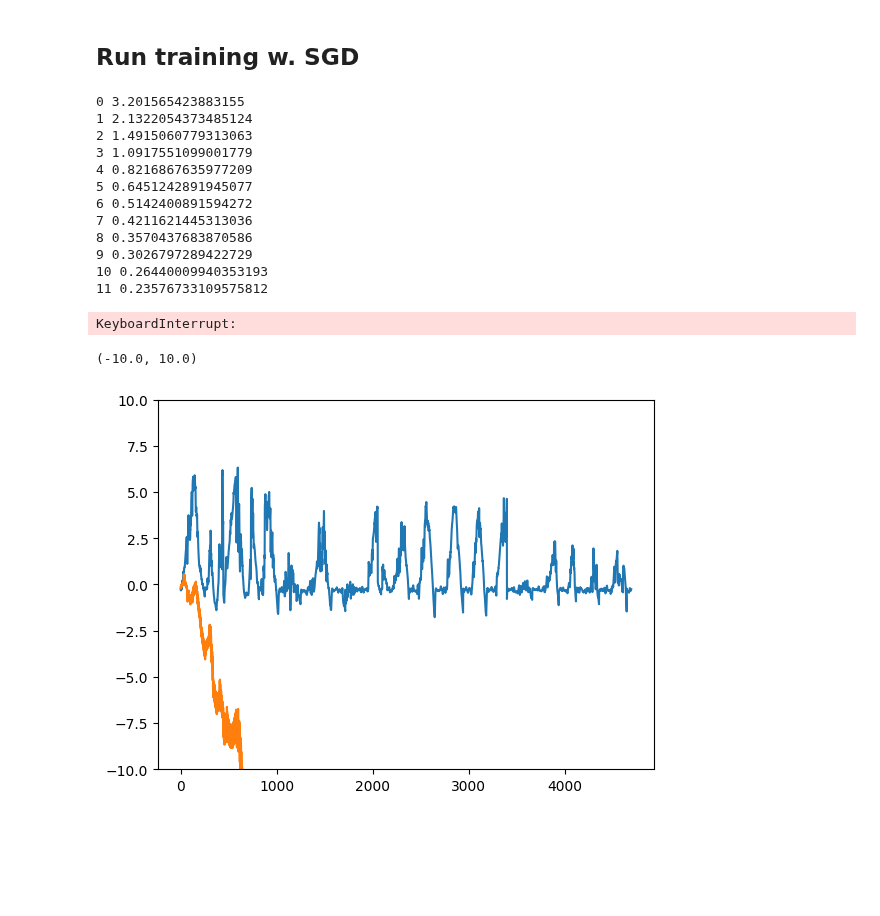
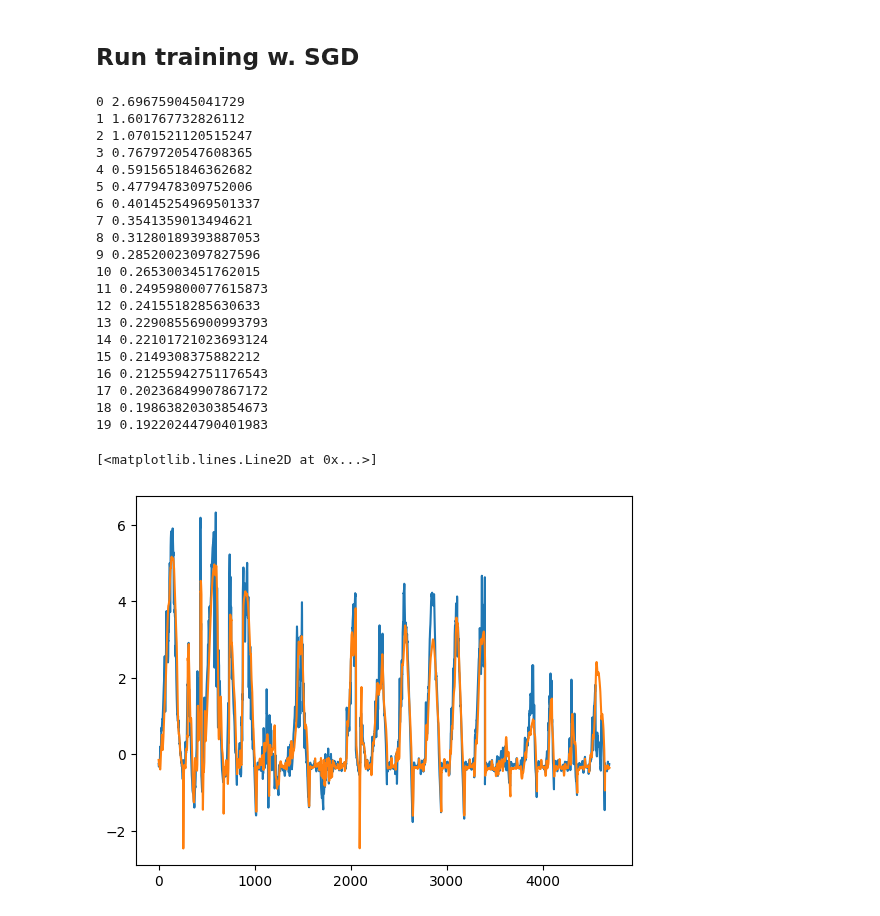
Before and after one commit to oStglnd/rise-gh, a Jupyter notebook: nn_models/data_test.ipynb, the cells around one changed output. Saved outputs shown, nothing was run; the diff lists cells and outputs as text; code cells hidden in the pictures; blank space fills up the shorter version.

Commit message:
updates to new model and dynamic test

```diff
--- a/nn_models/data_test.ipynb
+++ b/nn_models/data_test.ipynb
@@ -197,15 +197,15 @@ n_steps = 12
 # Define cols to use
 cols = [
     ('temperatures', 'TA01_GT10X_GM10X'),
-    ('temperatures', 'TA01_GT401_GM401_scaled'),
-    ('temperatures', 'DC_GT301_damped_scaled'),
+    #('temperatures', 'TA01_GT401_GM401_scaled'),
+    #('temperatures', 'DC_GT301_damped_scaled'),
     ('temperatures', 'TA01_GT401_GM401'),
     ('temperatures', 'DC_GT301_damped'),
     ('sun', 'gsi'),
     ('power', 'phase'),
     ('time', 'minofday'),
-    #('state', 'TA01_output'),
-    #('state', 'TA02_output')
+    ('state', 'TA01_output'),
+    ('state', 'TA02_output')
 ]
 # %% [markdown]
 ## Def model funcs
@@ -254,7 +262,7 @@ k_idx = 8
 k_frac = 0.1
 
 # get data
-train_tup, test_tup, _ = k_fold_data(
+train_tup, test_tup, col_params = k_fold_data(
     data=data,
     k_idx=k_idx,
     k_frac=k_frac,
@@ -279,7 +287,7 @@ targets_test = targets_test[:, np.newaxis]
 # %%
 n_batch = 32
 lr = 0.01
-n_epochs = 50
+n_epochs = 20
 
 # init time step
 t = 0
@@ -317,43 +325,50 @@ for epoch in range(n_epochs):
     loss_hist.append(loss)
     print(epoch, loss)
 # %% [output]
-0 3.201565423883155
-1 2.1322054373485124
-2 1.4915060779313063
-3 1.0917551099001779
-4 0.8216867635977209
-5 0.6451242891945077
-6 0.5142400891594272
-7 0.4211621445313036
-8 0.3570437683870586
-9 0.3026797289422729
-10 0.26440009940353193
-11 0.23576733109575812
+0 2.696759045041729
+1 1.601767732826112
+2 1.0701521120515247
+3 0.7679720547608365
+4 0.5915651846362682
+5 0.4779478309752006
+6 0.40145254969501337
+7 0.3541359013494621
+8 0.31280189393887053
+9 0.28520023097827596
+10 0.2653003451762015
+11 0.24959800077615873
+12 0.2415518285630633
+13 0.22908556900993793
+14 0.22101721023693124
+15 0.2149308375882212
+16 0.21255942751176543
+17 0.20236849907867172
+18 0.19863820303854673
+19 0.19220244790401983
-KeyboardInterrupt:
 # %%
-rnn_preds = []
-rnn_encodings = []
+rnn_preds_simple = []
+rnn_encodings_simple = []
 
 pred_queue = deque(maxlen=t_steps)
 for temp in temps_test[:t_steps]:
     pred_queue.append(temp[np.newaxis, :])
-    rnn_preds.append(temp)
+    rnn_preds_simple.append(temp)
 
 for seq in sequences_test:
     temp = pred_queue.popleft()
     temp_pred, encoded = model.predict(X_t=seq[np.newaxis, :], X_c=temp, train=False)
     pred_queue.append(temp_pred)
-    rnn_preds.append(temp_pred[0])
-    rnn_encodings.append(encoded[0])
+    rnn_preds_simple.append(temp_pred[0])
+    rnn_encodings_simple.append(encoded[0])
 
 #y_hat, encoded = model.predict(sequences_test, temps_test, train=False)
 # %%
 plt.plot(targets_test)#[-1500:])
-plt.plot(rnn_preds)#[-1500:])
+plt.plot(rnn_preds_simple)#[-1500:])
 #plt.ylim(-10, 10)
 # %% [output]
-(-10.0, 10.0)
+[<matplotlib.lines.Line2D at 0x...>]
-[figure, old version]
+[figure, new version]
 # %%
 from sklearn.decomposition import PCA
 
```
Also changed, not shown: parts of 17 cells of this notebook.
